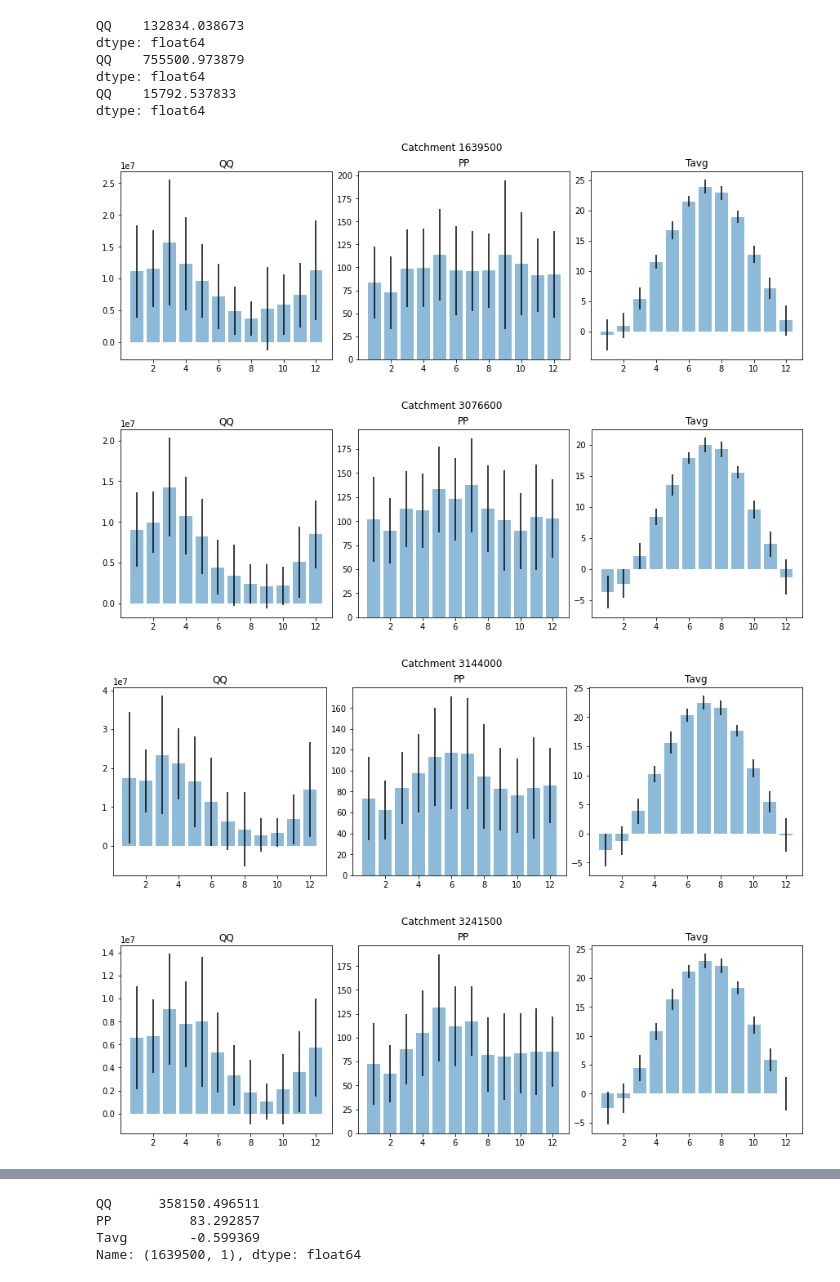
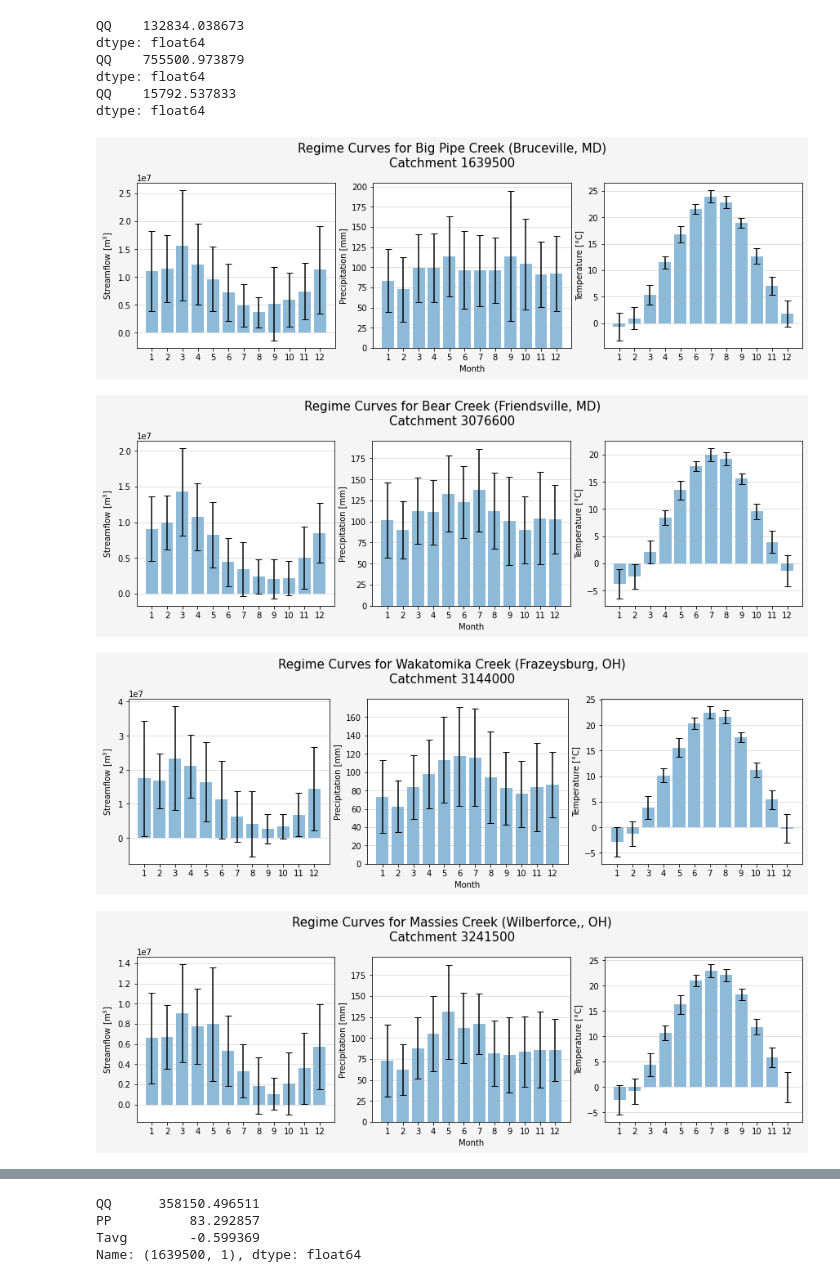
Before and after one commit to GW-modelling-Spring2022/homework-david-edu-morales, a Jupyter notebook: Surface/Surface Water Project/data_manipulation_daymet.ipynb, the cells around one changed output, grey strips where cells are left out. Drawn from its saved outputs; the diff is of its cells as text; code cells hidden in the pictures.

Commit message:
finished q1 graphs

```diff
--- a/Surface/Surface Water Project/data_manipulation_daymet.ipynb
+++ b/Surface/Surface Water Project/data_manipulation_daymet.ipynb
@@ -358,33 +358,50 @@ QQ    755500.973879
 dtype: float64
 QQ    15792.537833
 dtype: float64
+# %%
+catchmentNameList = ['Big Pipe Creek (Bruceville, MD)', 'Bear Creek (Friendsville, MD)', 'Wakatomika Creek (Frazeysburg, OH)',
+                     'Massies Creek (Wilberforce,, OH)','Big Raccoon Creek (Fincastle, ID)', 'Whitley Creek (Allenville, IL)',
+                     'Crooked Creek (Paris, MO)', 'South Fork of WIlliams Fork (Leal, CO)', 'Corral Gulch (Rangely, CO)',
+                     'White River BL Tabbyune (Soldier Summit, UT)', 'Mill Crek (Los Molinos, CA)', 'Mad R Ab Ruth (Forest Glen, CA)']
 # %%
 catchmentList = df_m_metrics.index.get_level_values(level=0).unique().tolist()
 Ncatchments = len(catchmentList)
-catchementIndex = np.arange(0, Ncatchments, 1)
+catchmentIndex = np.arange(0, Ncatchments, 1)
 
 monthList = np.arange(1,13,1)
 varList = ['QQ','PP','Tavg']
+degree_sign = u'\N{DEGREE SIGN}'
+ylabelList = ['Streamflow [m$^3$]', 'Precipitation [mm]', 'Temperature [{}C]'.format(degree_sign)]
 Nvars = len(varList)
 varIndex = np.arange(0, Nvars, 1)
 
-for code in catchmentList:
+for c in catchmentIndex:
+    code = catchmentList[c]
+    name = catchmentNameList[c]
+
     fig, axes = plt.subplots(1,3,
                              constrained_layout=True,
                              figsize=(12, 4)
                             )
-    fig.suptitle('Catchment {}'.format(str(code)))
+    fig.suptitle('Regime Curves for {}\nCatchment {}'.format(name, code), fontsize=15)
+    fig.set_facecolor('whitesmoke')
+
     for v in varIndex:
         var = varList[v]
 
         x = df_m_metrics[(df_m_metrics[('metric')]==var)].loc[(code)].index
         y = df_m_metrics[(df_m_metrics[('metric')]==var)].loc[(code)]['mean']
         err = df_m_metrics[(df_m_metrics[('metric')]==var)].loc[(code)]['std']
 
-        axes[v].bar(x, y, yerr=err, align='center', alpha=0.5, ecolor='black')
-        axes[v].set_title(var)
+        axes[v].bar(x, y, yerr=err, align='center', alpha=0.5, ecolor='black', capsize=4)
+        axes[v].set_ylabel(ylabelList[v])
+        axes[1].set_xlabel('Month', fontsize=10)
+        axes[v].set_xticks(monthList)
+        axes[v].grid(visible=True, axis='y', alpha=0.5)
+
+    plt.savefig('catchment_{}'.format(code))
 # %% [output]
-[figure, old version]
+[figure, new version]
-[figure, old version]
+[figure, new version]
-[figure, old version]
+[figure, new version]
-[figure, old version]
+[figure, new version]
```
Also changed, not shown: parts of 1 cell of this notebook, 12 other files.
